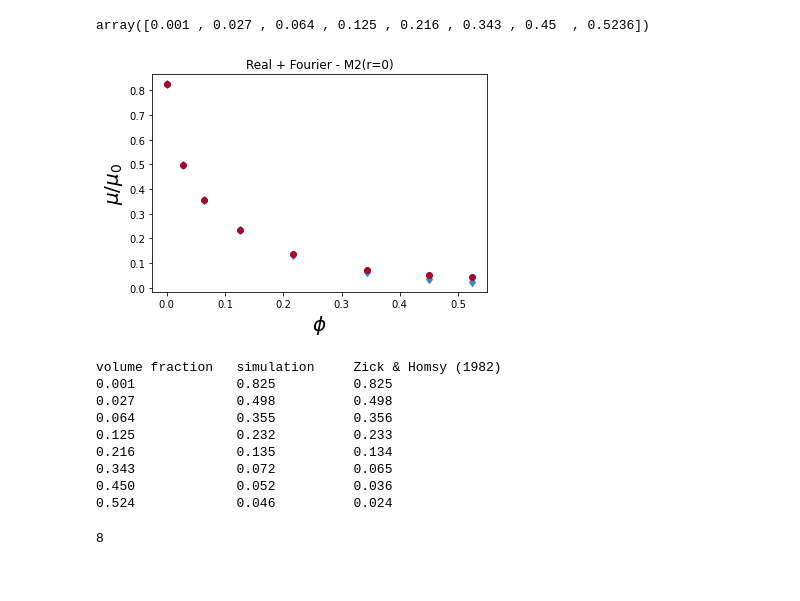
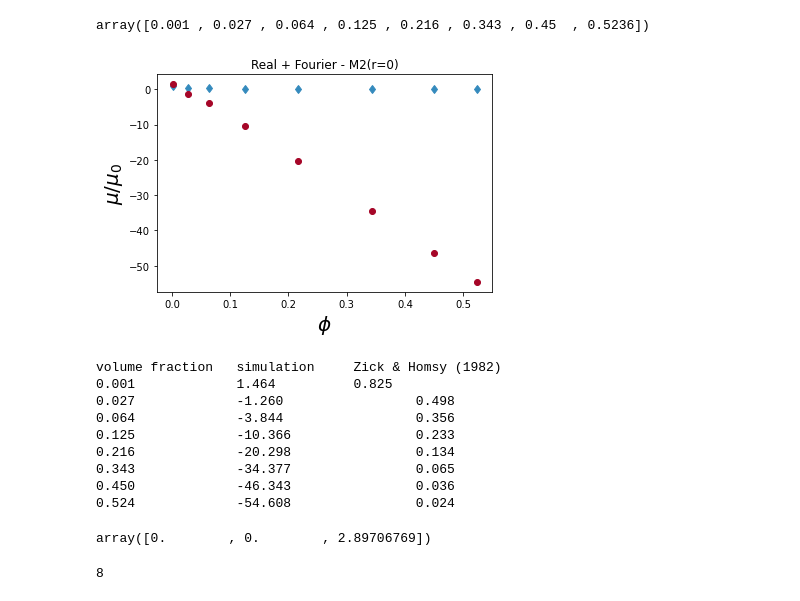
Before and after one commit to rajeshrinet/pystokes, a Jupyter notebook: examples/test-gt/periodic/sedimentingLattice.ipynb, the cells around one changed output. Drawn from its saved outputs; the diff is of its cells as text; code cells hidden in the pictures.

```diff
--- a/examples/test-gt/periodic/sedimentingLattice.ipynb
+++ b/examples/test-gt/periodic/sedimentingLattice.ipynb
@@ -59,41 +59,45 @@ D = np.zeros(3)
 phi = (4*np.pi*b**3)/(3*L**3)
 
 
 for i in range(np.size(L)):
     v = v*0
     F = F*0
 
     r[0], r[1], r[2] = 0.0, 0.0, 0.0
 
     F[2] = -1  ## gravity
 
-    Rbm = solvePeriodic.Rbm(b, eta, L[i], xi=sqrt(pi)/L[i])
+    Rbm = solvePeriodic.Rbm(b, eta, L[i], xi=1e10*sqrt(pi)/L[i])
     Rbm.krylovSolve(v, o, F, T, S, D)
 
     mu00 = mu*F[2]
     vv[i] = v[2]/mu00
 
 
 exR = [.825, .498, .356, .233, .134, .065, 0.036, 0.024]
 plt.title('Real + Fourier - M2(r=0)')
 plt.plot(phi, exR, 'd', color="#348ABD", label='Zick and Homsy')
 plt.plot(phi, vv, 'o', color="#A60628", label='Simulation')
 
 plt.xlabel(r'$\phi$', fontsize=20); plt.ylabel(r'$\mu/\mu_0$', fontsize=20)
 # plt.legend(loc='upper right', shadow=True)
 plt.show()
 
 print ('volume fraction   simulation\t Zick & Homsy (1982)')
 for i in range(np.size(L)):
     print ('%1.3f\t\t  %1.3f\t\t %1.3f\t'%(phi[i], vv[i], exR[i] ))
 # %% [output]
-[figure, old version]
+[figure, new version]
 volume fraction   simulation     Zick & Homsy (1982)
-0.001             0.825          0.825
-0.027             0.498          0.498
-0.064             0.355          0.356
-0.125             0.232          0.233
-0.216             0.135          0.134
-0.343             0.072          0.065
-0.450             0.052          0.036
-0.524             0.046          0.024
+0.001             1.464          0.825
+0.027             -1.260                 0.498
+0.064             -3.844                 0.356
+0.125             -10.366                0.233
+0.216             -20.298                0.134
+0.343             -34.377                0.065
+0.450             -46.343                0.036
+0.524             -54.608                0.024
+# %%
+v
+# %% [output]
+array([0.        , 0.        , 2.89706769])
```
Also changed, not shown: parts of 3 cells of this notebook, 19 other files.
